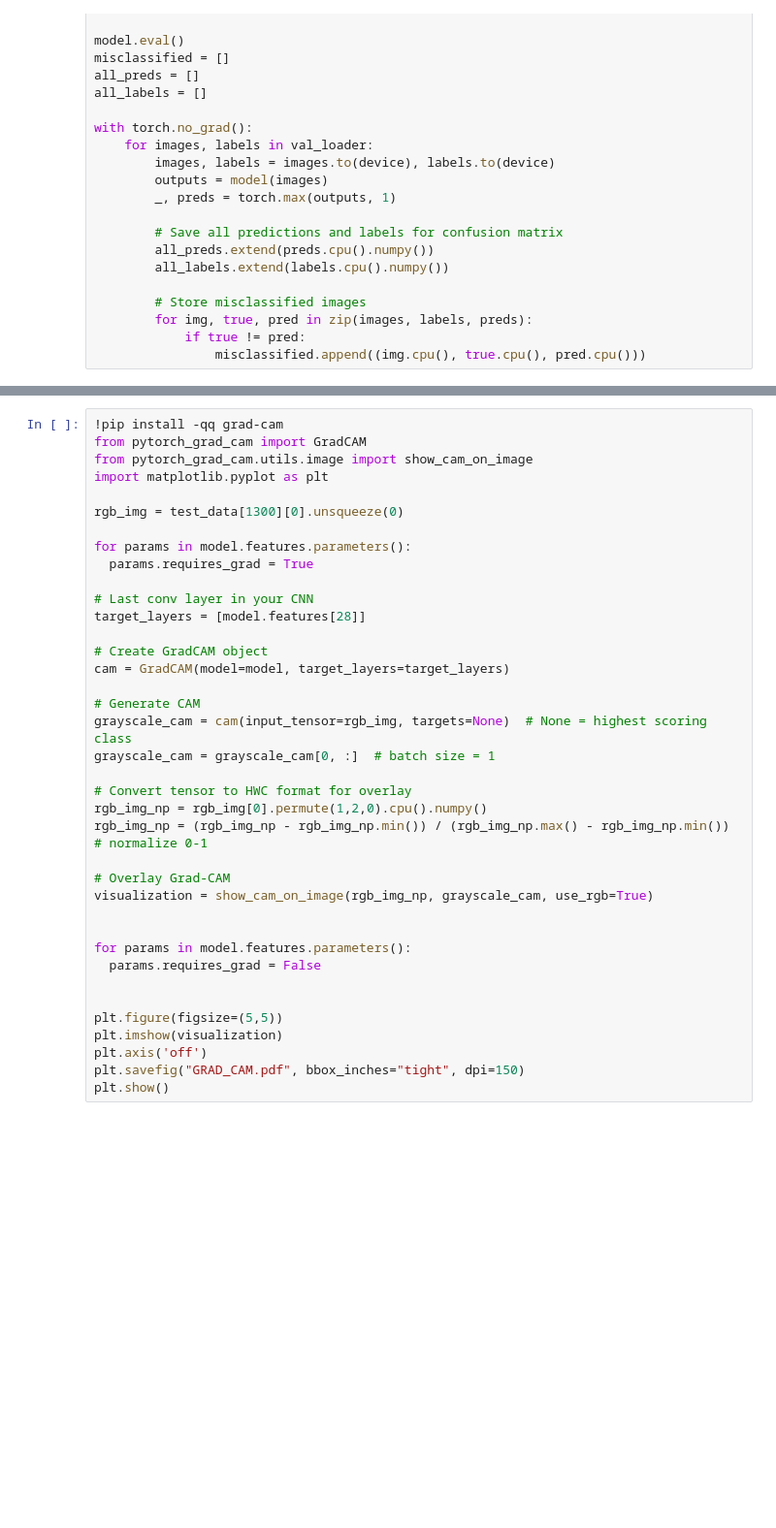
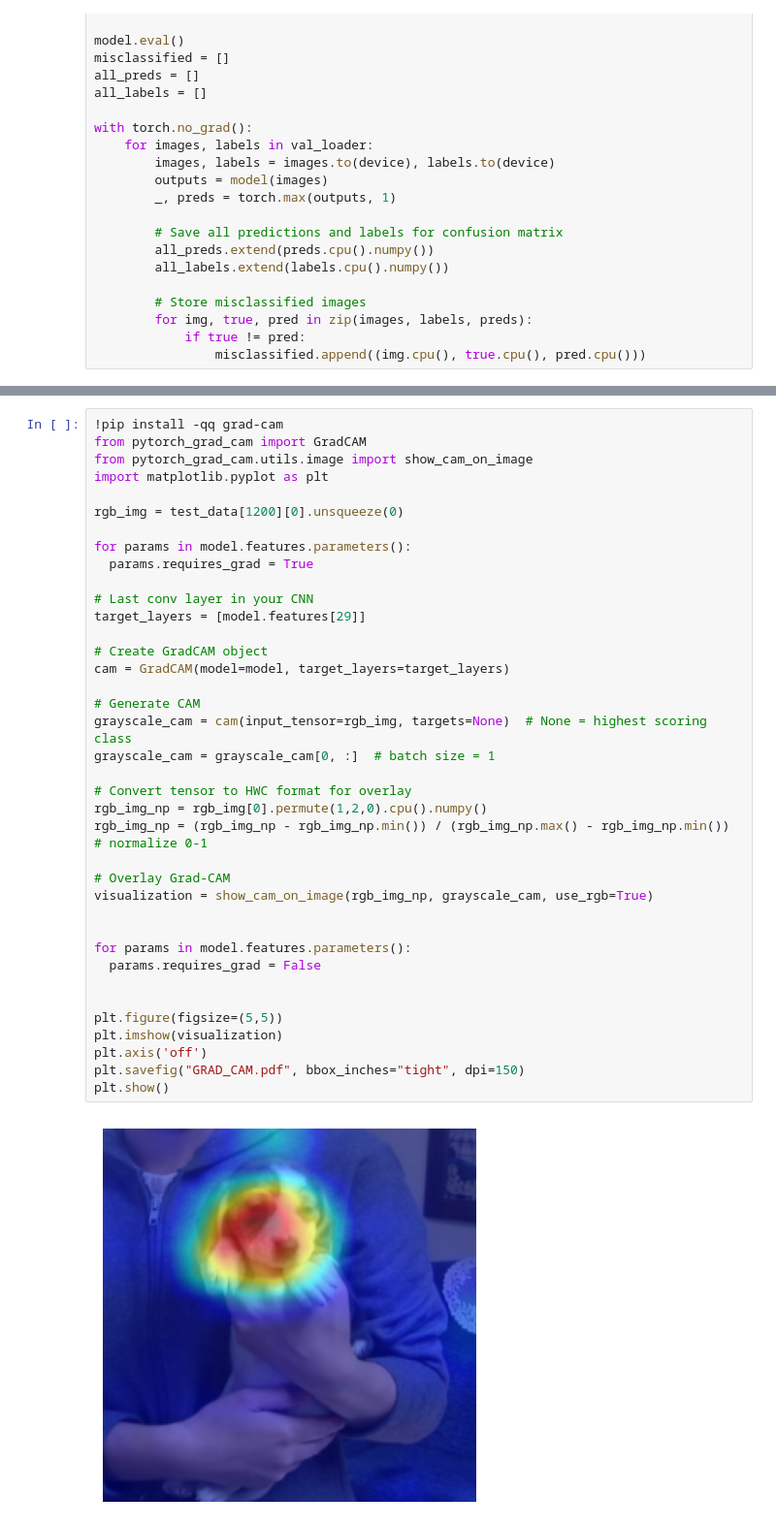
Before and after one commit to Rifath-Mahmud/CVPR, a Jupyter notebook: VGG16_Architecture.ipynb, the cells around one changed output, grey strips where cells are left out. Shown at 97% size. Cells and saved outputs as stored; diff of their text form; blank space fills up the shorter version.

```diff
--- a/VGG16_Architecture.ipynb
+++ b/VGG16_Architecture.ipynb
@@ -405,35 +469,37 @@ from pytorch_grad_cam import GradCAM
 from pytorch_grad_cam.utils.image import show_cam_on_image
 import matplotlib.pyplot as plt
 
-rgb_img = test_data[1300][0].unsqueeze(0)
+rgb_img = test_data[1200][0].unsqueeze(0)
 
 for params in model.features.parameters():
   params.requires_grad = True
 
 # Last conv layer in your CNN
-target_layers = [model.features[28]]
+target_layers = [model.features[29]]
 
 # Create GradCAM object
 cam = GradCAM(model=model, target_layers=target_layers)
 
 # Generate CAM
 grayscale_cam = cam(input_tensor=rgb_img, targets=None)  # None = highest scoring class
 grayscale_cam = grayscale_cam[0, :]  # batch size = 1
 
 # Convert tensor to HWC format for overlay
 rgb_img_np = rgb_img[0].permute(1,2,0).cpu().numpy()
 rgb_img_np = (rgb_img_np - rgb_img_np.min()) / (rgb_img_np.max() - rgb_img_np.min())  # normalize 0-1
 
 # Overlay Grad-CAM
 visualization = show_cam_on_image(rgb_img_np, grayscale_cam, use_rgb=True)
 
 
 for params in model.features.parameters():
   params.requires_grad = False
 
 
 plt.figure(figsize=(5,5))
 plt.imshow(visualization)
 plt.axis('off')
 plt.savefig("GRAD_CAM.pdf", bbox_inches="tight", dpi=150)
 plt.show()
+# %% [output]
+[figure, added]
```
Also changed, not shown: parts of 7 cells of this notebook.
